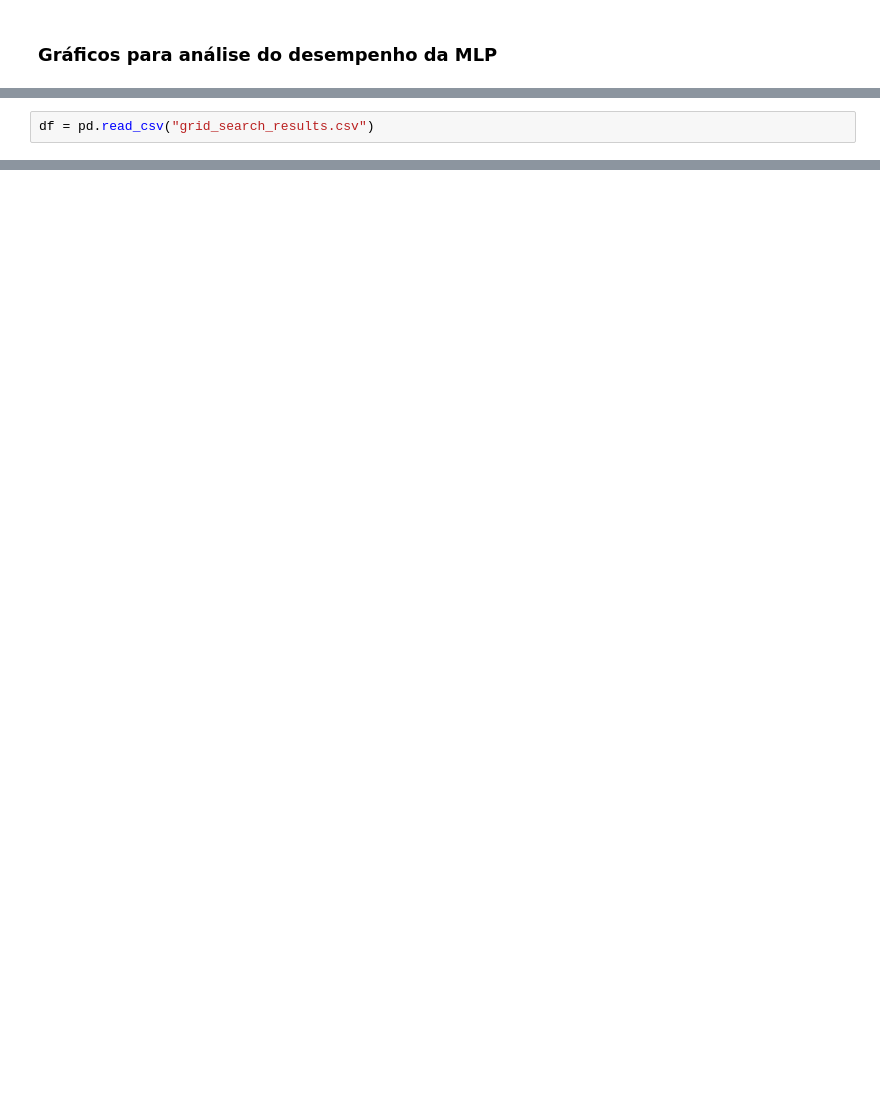
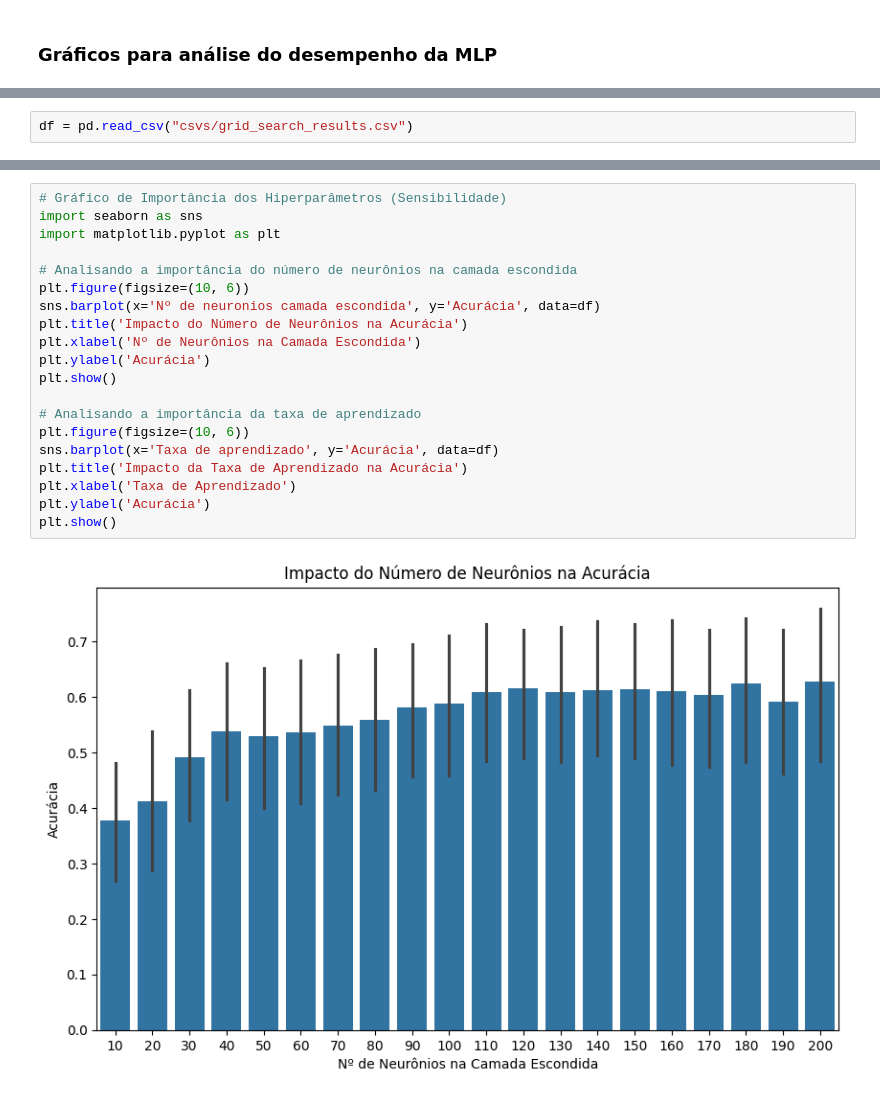
Before and after one commit to claradasneves/ep-ia, a Jupyter notebook: analises.ipynb, the cells around one changed output, grey strips where cells are left out. Saved outputs shown, nothing was run; the diff lists cells and outputs as text; blank space fills up the shorter version.

```diff
--- a/analises.ipynb
+++ b/analises.ipynb
@@ -6,4 +6,4 @@ import matplotlib as plt
 import seaborn as sns
 # %%
-df = pd.read_csv("grid_search_results.csv")
+df = pd.read_csv("csvs/grid_search_results.csv")
 # %%
@@ -80,0 +115,22 @@ plt.show()
+# %%
+# Gráfico de Importância dos Hiperparâmetros (Sensibilidade)
+import seaborn as sns
+import matplotlib.pyplot as plt
+
+# Analisando a importância do número de neurônios na camada escondida
+plt.figure(figsize=(10, 6))
+sns.barplot(x='Nº de neuronios camada escondida', y='Acurácia', data=df)
+plt.title('Impacto do Número de Neurônios na Acurácia')
+plt.xlabel('Nº de Neurônios na Camada Escondida')
+plt.ylabel('Acurácia')
+plt.show()
+
+# Analisando a importância da taxa de aprendizado
+plt.figure(figsize=(10, 6))
+sns.barplot(x='Taxa de aprendizado', y='Acurácia', data=df)
+plt.title('Impacto da Taxa de Aprendizado na Acurácia')
+plt.xlabel('Taxa de Aprendizado')
+plt.ylabel('Acurácia')
+plt.show()
+# %% [output]
+[figure, added]
```
Also changed, not shown: parts of 10 cells of this notebook, 9 other files.
